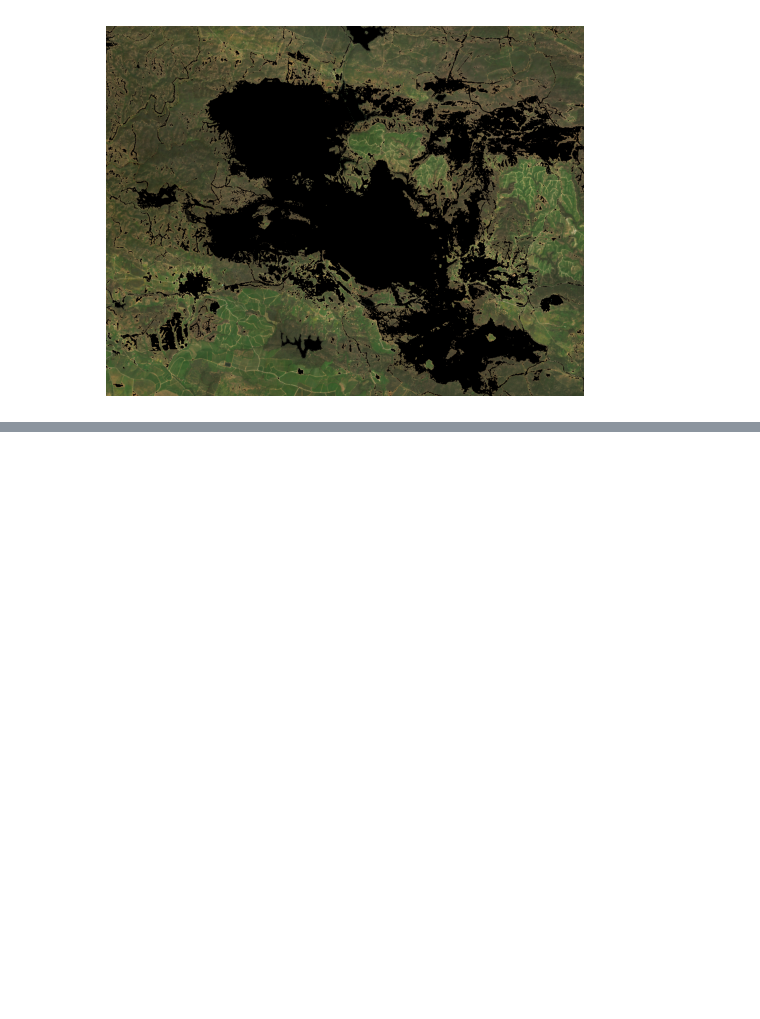
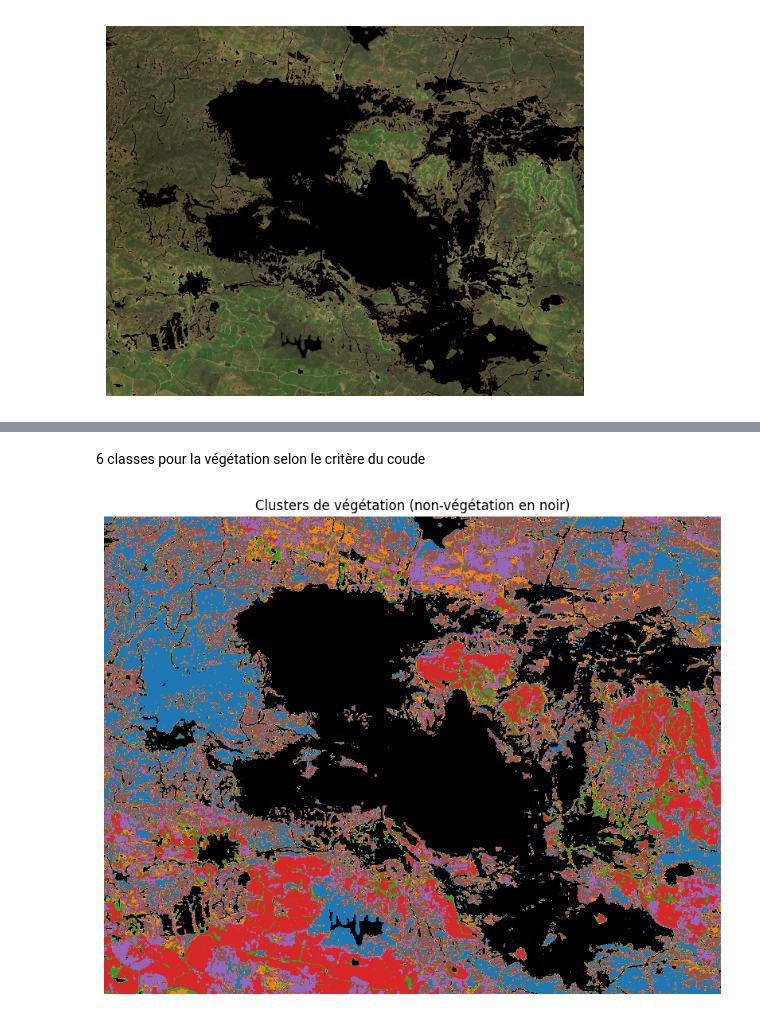
Before and after one commit to ArmanHosseini1/PIR-Rio-Tinto, a Jupyter notebook: K-means.ipynb, the cells around one changed output, grey strips where cells are left out. Cells and saved outputs as stored; diff of their text form; code cells hidden in the pictures; blank space fills up the shorter version.

```diff
--- a/K-means.ipynb
+++ b/K-means.ipynb
@@ -122,0 +200,28 @@ plt.show()
+# %% [markdown]
+6 classes pour la végétation selon le critère du coude
+# %%
+import matplotlib.colors as colors
+
+kmeans = KMeans(n_clusters=optimal_k, random_state=42)
+labels = kmeans.fit_predict(X_scaled)
+
+# Carte vide
+cluster_map = np.zeros((m, n), dtype=int)  # 0 = non-végétation
+
+# On "injecte" les labels K-means dans la carte finale
+cluster_map[veg_mask] = labels + 1
+
+# nombre de clusters végétation
+K = labels.max() + 1
+
+# Création d'une colormap : noir pour 0, puis couleurs distinctes
+cmap_colors = ["black"] + list(plt.cm.tab10.colors[:K])
+cmap = colors.ListedColormap(cmap_colors)
+
+plt.figure(figsize=(10, 10))
+plt.imshow(cluster_map, cmap=cmap)
+plt.title("Clusters de végétation (non-végétation en noir)")
+plt.axis("off")
+plt.show()
+# %% [output]
+[figure, added]
```
Also changed, not shown: parts of 10 cells of this notebook.
